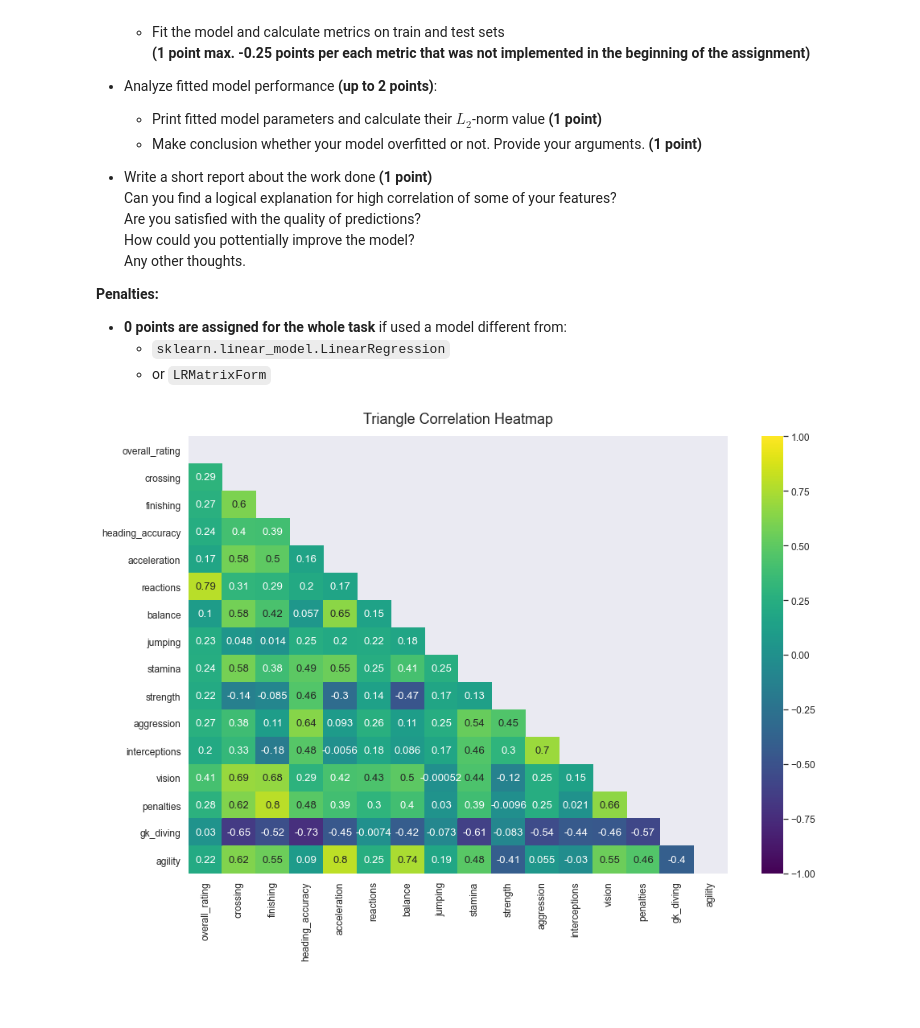
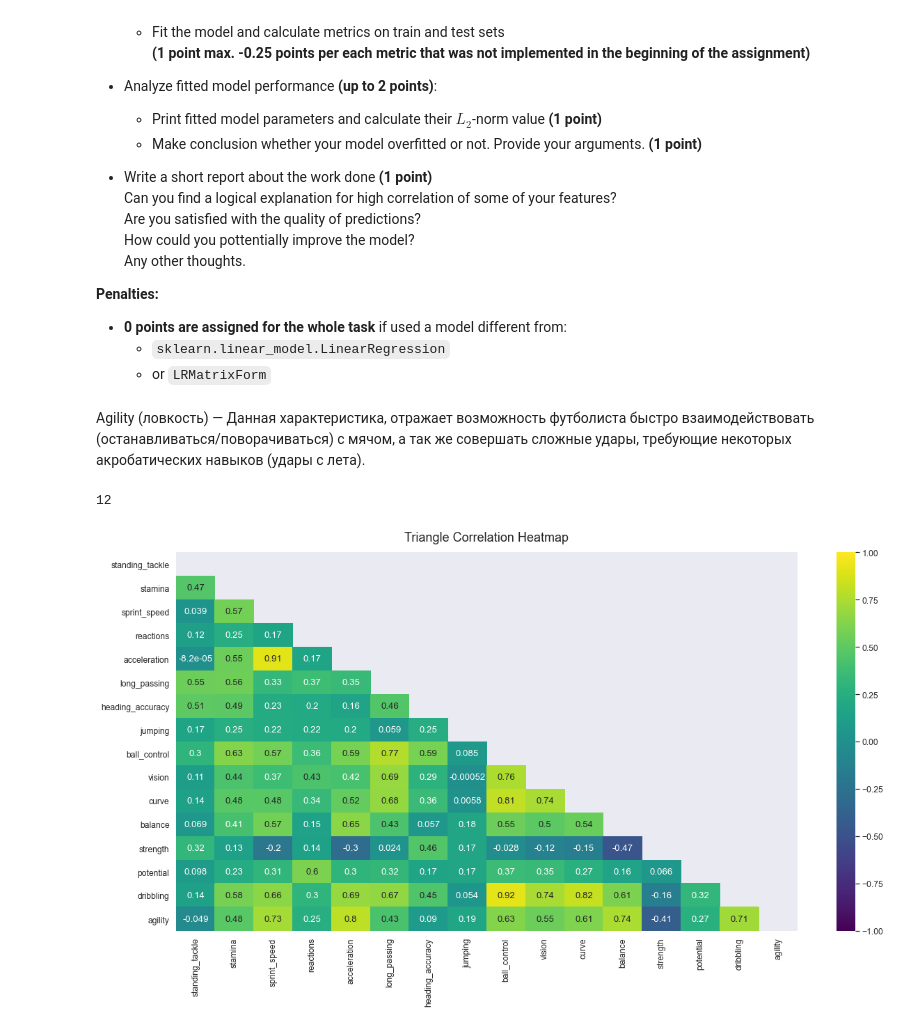
Before and after one commit to iboiarkin96/ml_epam, a Jupyter notebook: 3_linear regression/linear_regression.ipynb, the cells around one changed output. Drawn from its saved outputs; the diff is of its cells as text; code cells hidden in the pictures; blank space fills up the shorter version.

```diff
--- a/3_linear regression/linear_regression.ipynb
+++ b/3_linear regression/linear_regression.ipynb
@@ -1706,27 +1706,37 @@ Steps you need to follow:
 - **0 points are assigned for the whole task** if used a model different from:
     - `sklearn.linear_model.LinearRegression`
     - or `LRMatrixForm`
+# %% [markdown]
+Agility (ловкость) — Данная характеристика, отражает возможность футболиста быстро взаимодействовать (останавливаться/поворачиваться) с мячом, а так же совершать сложные удары, требующие некоторых акробатических навыков (удары с лета).
 # %%
 from sklearn.model_selection import train_test_split
+from sklearn.feature_selection import RFE
+target = ['agility']
 
-target = ['agility']
-search_features = [i for i in df.columns if i not in target]
+# На данную характеристика могут будет иметь вляиние
+search_features =['standing_tackle', 'stamina',
+       'sprint_speed', 'reactions', 'acceleration', 'long_passing',
+       'heading_accuracy', 'jumping', 'ball_control', 'vision', 'curve',
+       'balance', 'strength', 'potential', 'dribbling']
 # %%
-# удалим наиболее коррелированные признаки
+# удалим наиболее коррелированные признаки между собой (>0.8)
+# чтобы измежать проблем с мультиколениарностью
 correlated_features = set()
 correlation_matrix = df[search_features].corr()
 for i in range(len(correlation_matrix.columns)):
     for j in range(i):
-        if abs(correlation_matrix.iloc[i, j]) > 0.8:
+        if abs(correlation_matrix.iloc[i, j]) >= 0.8:
             colname = correlation_matrix.columns[i]
             correlated_features.add(colname)
 feature_without_strong_corr = [i for i in search_features if i not in list(correlated_features)]
+len(feature_without_strong_corr)
 # %% [output]
-[figure, removed]
+12
 # %%
-
 correlation_matrix = df[feature_without_strong_corr + target].corr()
-corr_heatmap(correlation_matrix, size = (15, 10))
+corr_heatmap(correlation_matrix, size = (20, 10))
+# %% [output]
+[figure, added]
 # %%
 X = df[feature_without_strong_corr]
 y = df[target]
```
Also changed, not shown: parts of 29 cells of this notebook.
